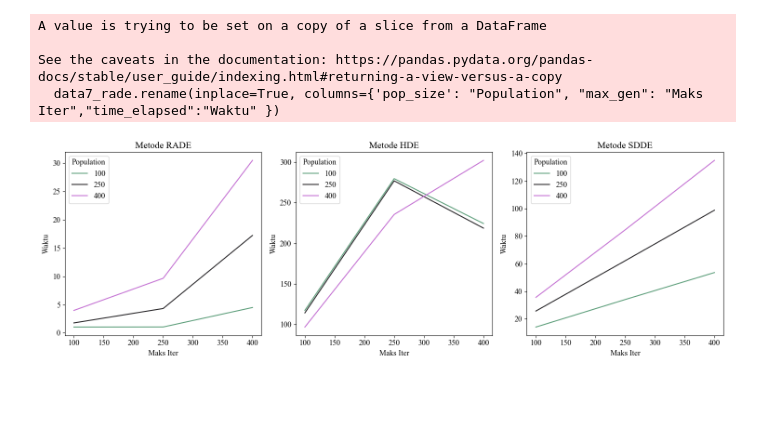
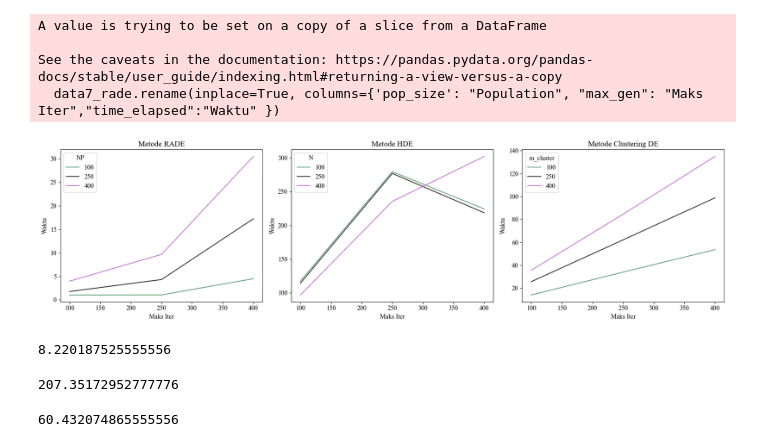
Before and after one commit to kevinsean-10/Thesis, a Jupyter notebook: Thesis - Python/Data Analysis/time.ipynb, the cells around one changed output. Cells and saved outputs as stored; diff of their text form; code cells hidden in the pictures; blank space fills up the shorter version.

```diff
--- a/Thesis - Python/Data Analysis/time.ipynb
+++ b/Thesis - Python/Data Analysis/time.ipynb
@@ -25,17 +25,22 @@ See the caveats in the documentation: https://pandas.pydata.org/pandas-docs/stab
   data1_rade.rename(inplace=True, columns={'pop_size': "Population", "max_gen": "Maks Iter","time_elapsed":"Waktu" })
 # %%
 method1 = [data1_rade, data1_hde, data1_sdde]
-titles = ['Metode RADE', 'Metode HDE', 'Metode SDDE']
-fig, axes = plt.subplots(1, 3, figsize=(15, 5))
+titles = ['Metode RADE', 'Metode HDE', 'Metode Clustering DE']
+fig, axes = plt.subplots(1, 3, figsize=(18, 5))
 
 cmap = sns.diverging_palette(145, 300, s=60,l=60,center='dark', as_cmap=True)
+legend_titles = ["NP", "N", "m_cluster"]
 
 for id_method in range(len(method1)):
     data1_method = method1[id_method][method1[id_method]['Stat'] == 'mean']
     sns.lineplot(data=data1_method, ax=axes[id_method], x='Maks Iter', y='Waktu', hue='Population', palette=cmap)
+    # Modify the legend title
+    handles, labels = axes[id_method].get_legend_handles_labels()
+    axes[id_method].legend(handles=handles, labels=labels, title=legend_titles[id_method])
     axes[id_method].set_title(titles[id_method])
 
 # fig.suptitle('Komparasi Waktu terhadap Banyak Generasi Masalah 1', fontsize=16)
 plt.tight_layout()
+fig.savefig(f'D:/OneDrive - Institut Teknologi Bandung/[AKADEMIK]/Semester 7-8/TA/Draft/Draft Buku/Gambar/Stat/Masalah 1/Perbandingan Waktu Masalah 1.png')
 plt.show()
 # %% [output]
@@ -59,17 +64,21 @@ See the caveats in the documentation: https://pandas.pydata.org/pandas-docs/stab
   data2_rade.rename(inplace=True, columns={'pop_size': "Population", "max_gen": "Maks Iter","time_elapsed":"Waktu" })
 # %%
 method2 = [data2_rade, data2_hde, data2_sdde]
-fig, axes = plt.subplots(1, 3, figsize=(15, 5))
-titles = ['Metode RADE', 'Metode HDE', 'Metode SDDE']
+fig, axes = plt.subplots(1, 3, figsize=(18, 5))
+titles = ['Metode RADE', 'Metode HDE', 'Metode Clustering DE']
+legend_titles = ["NP", "N", "m_cluster"]
 
 cmap = sns.diverging_palette(145, 300, s=60,l=60,center='dark', as_cmap=True)
 
 for id_method in range(len(method1)):
     data2_method = method2[id_method][method2[id_method]['Stat'] == 'mean']
     sns.lineplot(data=data2_method, ax=axes[id_method], x='Maks Iter', y='Waktu', hue='Population', palette=cmap)
+    handles, labels = axes[id_method].get_legend_handles_labels()
+    axes[id_method].legend(handles=handles, labels=labels, title=legend_titles[id_method])
     axes[id_method].set_title(titles[id_method])
 
 # fig.suptitle('Komparasi Waktu terhadap Banyak Generasi Masalah 2', fontsize=16)
 plt.tight_layout()
+fig.savefig(f'D:/OneDrive - Institut Teknologi Bandung/[AKADEMIK]/Semester 7-8/TA/Draft/Draft Buku/Gambar/Stat/Masalah 2/Perbandingan Waktu Masalah 2.png')
 plt.show()
 # %% [output]
@@ -93,18 +102,34 @@ See the caveats in the documentation: https://pandas.pydata.org/pandas-docs/stab
   data7_rade.rename(inplace=True, columns={'pop_size': "Population", "max_gen": "Maks Iter","time_elapsed":"Waktu" })
 # %%
 method7 = [data7_rade, data7_hde, data7_sdde]
-fig, axes = plt.subplots(1, 3, figsize=(15, 5))
-titles = ['Metode RADE', 'Metode HDE', 'Metode SDDE']
+fig, axes = plt.subplots(1, 3, figsize=(18, 5))
+titles = ['Metode RADE', 'Metode HDE', 'Metode Clustering DE']
+legend_titles = ["NP", "N", "m_cluster"]
 
 cmap = sns.diverging_palette(145, 300, s=60,l=60,center='dark', as_cmap=True)
 
 for id_method in range(len(method1)):
     data7_method = method7[id_method][method7[id_method]['Stat'] == 'mean']
     sns.lineplot(data=data7_method, ax=axes[id_method], x='Maks Iter', y='Waktu', hue='Population', palette=cmap)
+    handles, labels = axes[id_method].get_legend_handles_labels()
+    axes[id_method].legend(handles=handles, labels=labels, title=legend_titles[id_method])
     axes[id_method].set_title(titles[id_method])
 
 # fig.suptitle('Komparasi Waktu terhadap Banyak Generasi Masalah 3', fontsize=16)
 plt.tight_layout()
+fig.savefig(f'D:/OneDrive - Institut Teknologi Bandung/[AKADEMIK]/Semester 7-8/TA/Draft/Draft Buku/Gambar/Stat/Masalah 3/Perbandingan Waktu Masalah 3.png')
 plt.show()
 # %% [output]
-[figure, old version]
+[figure, new version]
+# %%
+data7_rade.loc[data7_rade['Stat']=='mean','Waktu'].mean()
+# %% [output]
+8.220187525555556
+# %%
+data7_hde.loc[data7_hde['Stat']=='mean','Waktu'].mean()
+# %% [output]
+207.35172952777776
+# %%
+data7_sdde.loc[data7_sdde['Stat']=='mean','Waktu'].mean()
+# %% [output]
+60.432074865555556
```
Also changed, not shown: parts of 2 cells of this notebook, 21 other files.
